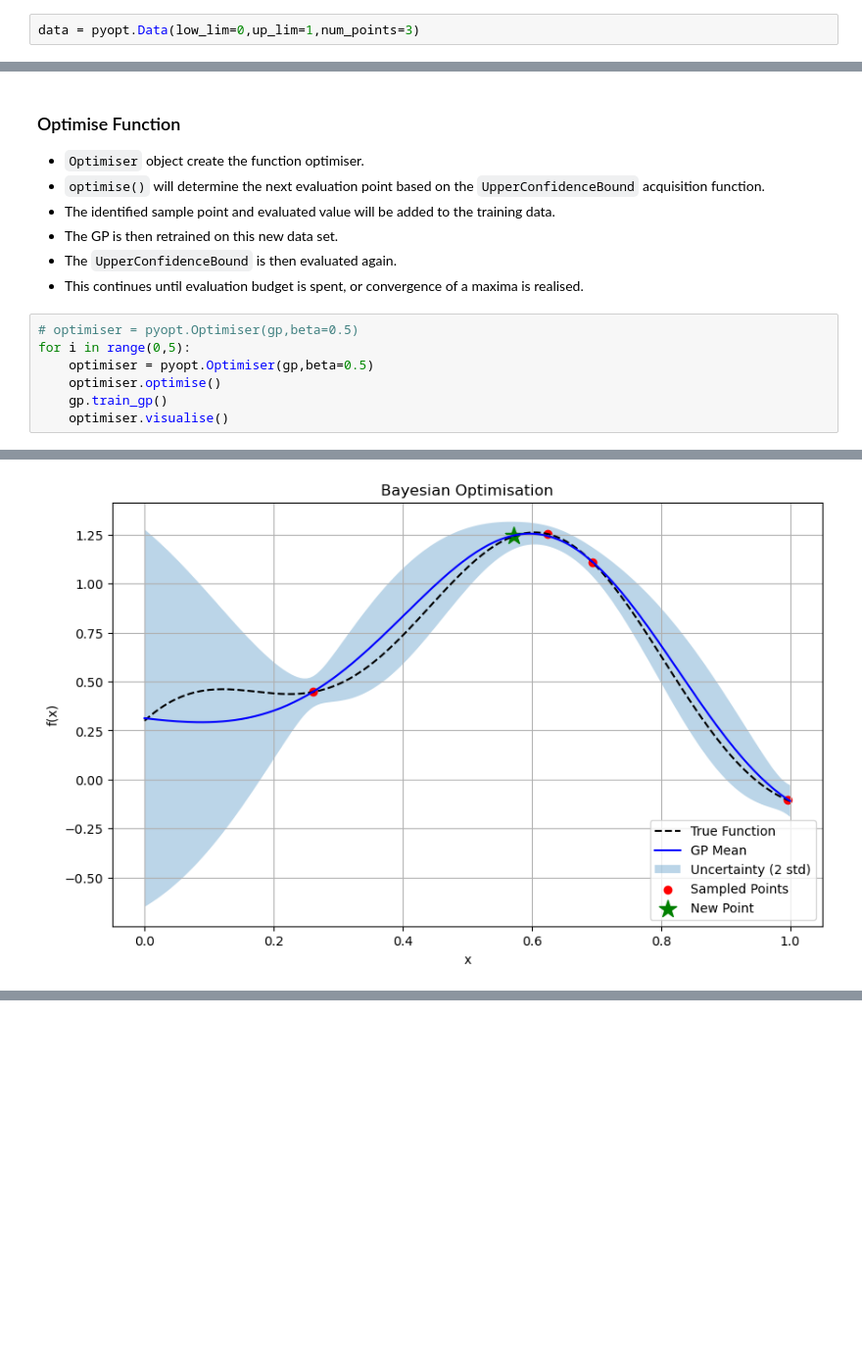
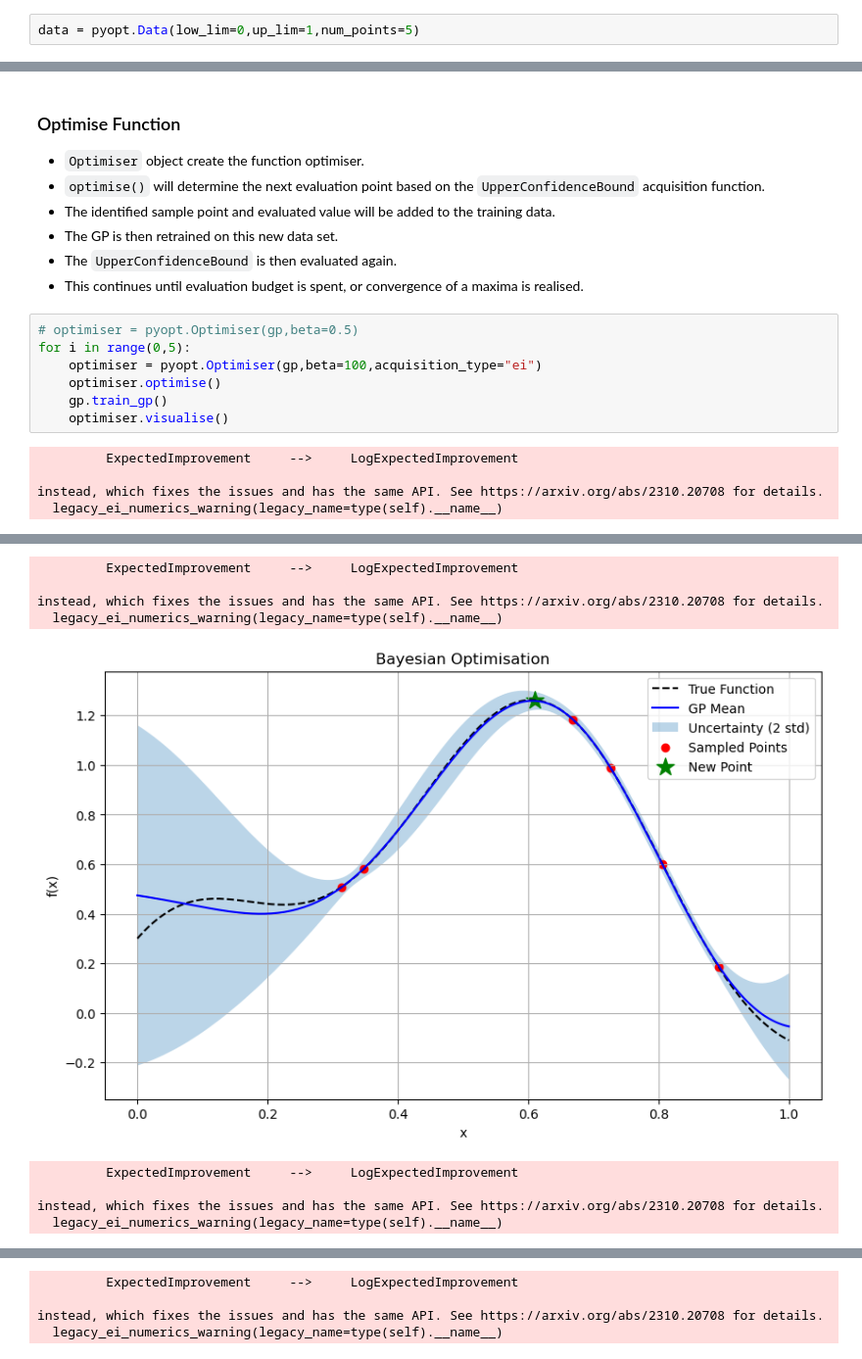
Before and after one commit to jhell1717/pyopt, a Jupyter notebook: examples/example.ipynb, the cells around one changed output, grey strips where cells are left out. Shown: that part at 98% size. Cells and saved outputs as stored; diff of their text form; blank space fills up the shorter version.

Commit message:
added expected improvement acqusition function to optimiser module

````diff
--- a/examples/example.ipynb
+++ b/examples/example.ipynb
@@ -9,7 +9,7 @@ import pyopt
 * Specify number of initial sampling points with ```num_points```
 * ```low_lim``` & ```up_lim``` define the bounds over which to perform function evaluations.
 # %%
-data = pyopt.Data(low_lim=0,up_lim=1,num_points=3)
+data = pyopt.Data(low_lim=0,up_lim=1,num_points=5)
 # %% [markdown]
 ### Create GP:
 * ```GP``` class creates the GP object.
@@ -32,8 +32,12 @@ gp.plot_gp()
 # %%
 # optimiser = pyopt.Optimiser(gp,beta=0.5)
 for i in range(0,5):
-    optimiser = pyopt.Optimiser(gp,beta=0.5)
+    optimiser = pyopt.Optimiser(gp,beta=100,acquisition_type="ei")
     optimiser.optimise()
     gp.train_gp()
     optimiser.visualise()
 # %% [output]
+         ExpectedImprovement     -->     LogExpectedImprovement
+
+instead, which fixes the issues and has the same API. See https://arxiv.org/abs/2310.20708 for details.
+  legacy_ei_numerics_warning(legacy_name=type(self).__name__)
@@ -41 +45,9 @@ for i in range(0,5):
+         ExpectedImprovement     -->     LogExpectedImprovement
+
+instead, which fixes the issues and has the same API. See https://arxiv.org/abs/2310.20708 for details.
+  legacy_ei_numerics_warning(legacy_name=type(self).__name__)
-[figure, old version]
+[figure, new version]
+         ExpectedImprovement     -->     LogExpectedImprovement
+
+instead, which fixes the issues and has the same API. See https://arxiv.org/abs/2310.20708 for details.
+  legacy_ei_numerics_warning(legacy_name=type(self).__name__)
@@ -42,0 +55,4 @@ for i in range(0,5):
+         ExpectedImprovement     -->     LogExpectedImprovement
+
+instead, which fixes the issues and has the same API. See https://arxiv.org/abs/2310.20708 for details.
+  legacy_ei_numerics_warning(legacy_name=type(self).__name__)
````
Also changed, not shown: parts of 2 cells of this notebook, 5 other files.
